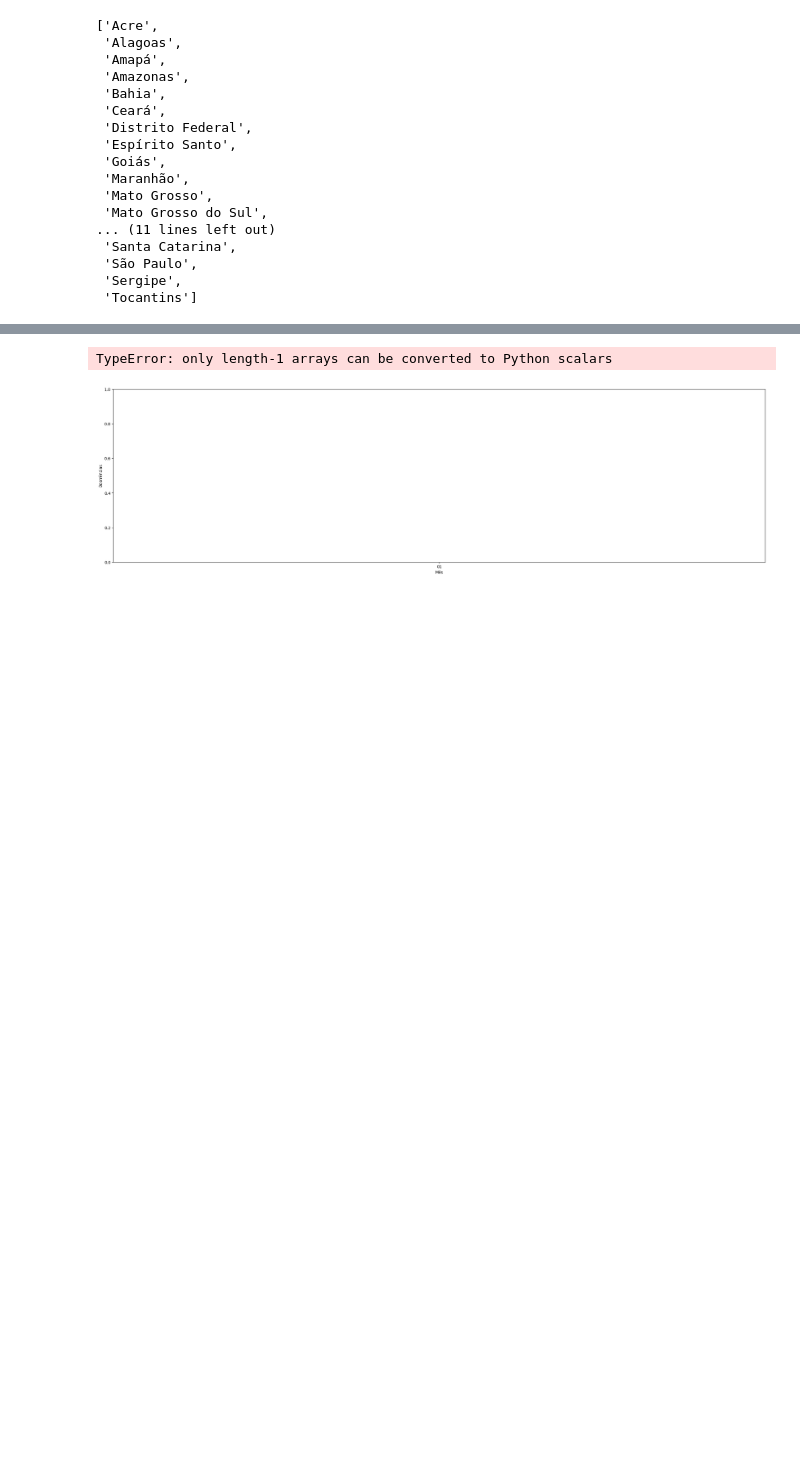
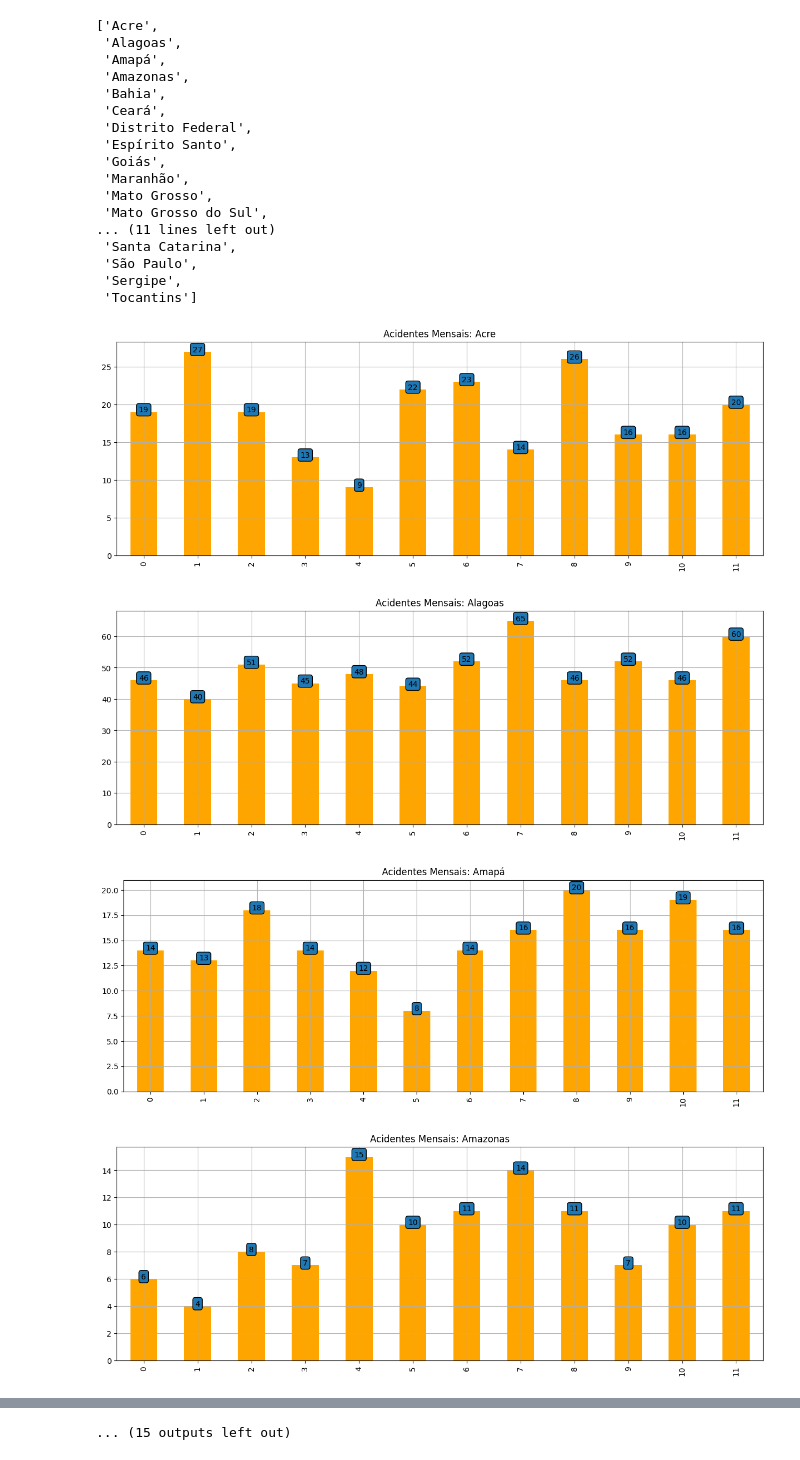
Before and after one commit to byconclusive/talentCloud-projetointegre, a Jupyter notebook: asserts/db/graficos.ipynb, the cells around one changed output, grey strips where cells are left out. Drawn from its saved outputs; the diff is of its cells as text; code cells hidden in the pictures; blank space fills up the shorter version.

```diff
--- a/asserts/db/graficos.ipynb
+++ b/asserts/db/graficos.ipynb
@@ -42,37 +39,49 @@ lista_estados
  'São Paulo',
  'Sergipe',
  'Tocantins']
-# %%
-# @title FUNÇÃO PARA GERAR GRÁFICOS
-def gerarGraficos(query, conexao):
-    df = pd.read_sql_query(query, con=conexao)
-    df.columns = ['Mês','Acidentes','Mortos','Percentual']
-
-    plt.figure(figsize=((30,8)))
-
-    plt.xlabel('Mês')
-    plt.ylabel('Ocorrências')
-
-    col = 'Acidentes'
-    plt.bar(df['Mês'],df[col],'y',linewidth=4.0)
-    plt.grid()
-    plt.show()
+# %%
+# @title FUNÇÃO PARA GERAR GRÁFICOS
+def gerarGraficos(query, conexao, estado):
+    df = pd.read_sql_query(query, con=conexao)
+    df.columns = ['Mês','Acidentes','Mortos','Percentual']
+
+    plotData = df['Acidentes']
+    ax = plotData.plot(kind= "bar",color='orange', figsize= (15,5))
+    ax.grid()
+
+    ax.set_facecolor('white')
+
+    labels = plotData.values
+    for i, label in enumerate(labels):
+        label = round(label, 0)
+        plt.text(x= i, y= label, s= label,
+                 fontsize= 10,
+                 ha= "center",
+                 bbox= dict(boxstyle= "round"))
+
+    plt.title(f"Acidentes Mensais: {estado}")
+    plt.savefig(f"bar_{estado}.svg")
+    plt.show()
 # %%
 for estado in lista_estados:
     query = f"""
         SELECT
             strftime('%m', a.data_acidente) AS mes,
             COUNT(*),
             SUM(a.mortos),
             ROUND((SUM(a.mortos)*100.0/count(a.cod)),2) AS percentual
         FROM acidentes AS a
         INNER JOIN ocorrencias AS o
             ON a.cod = o.cod_acidente
         INNER JOIN estados AS e
             ON e.cod = o.cod_estado
         WHERE e.estado = '{estado}'
         GROUP BY mes
         ORDER BY mes;
         """
-    gerarGraficos(query, conn)
+    gerarGraficos(query, conn, estado)
 # %% [output]
+[figure, new version]
+[figure, added]
+[figure, added]
+[figure, added]
@@ -79,2 +96 @@ for estado in lista_estados:
-TypeError: only length-1 arrays can be converted to Python scalars
+... (15 outputs left out)
-[figure, old version]
```
Also changed, not shown: parts of 2 cells of this notebook, 30 other files.
